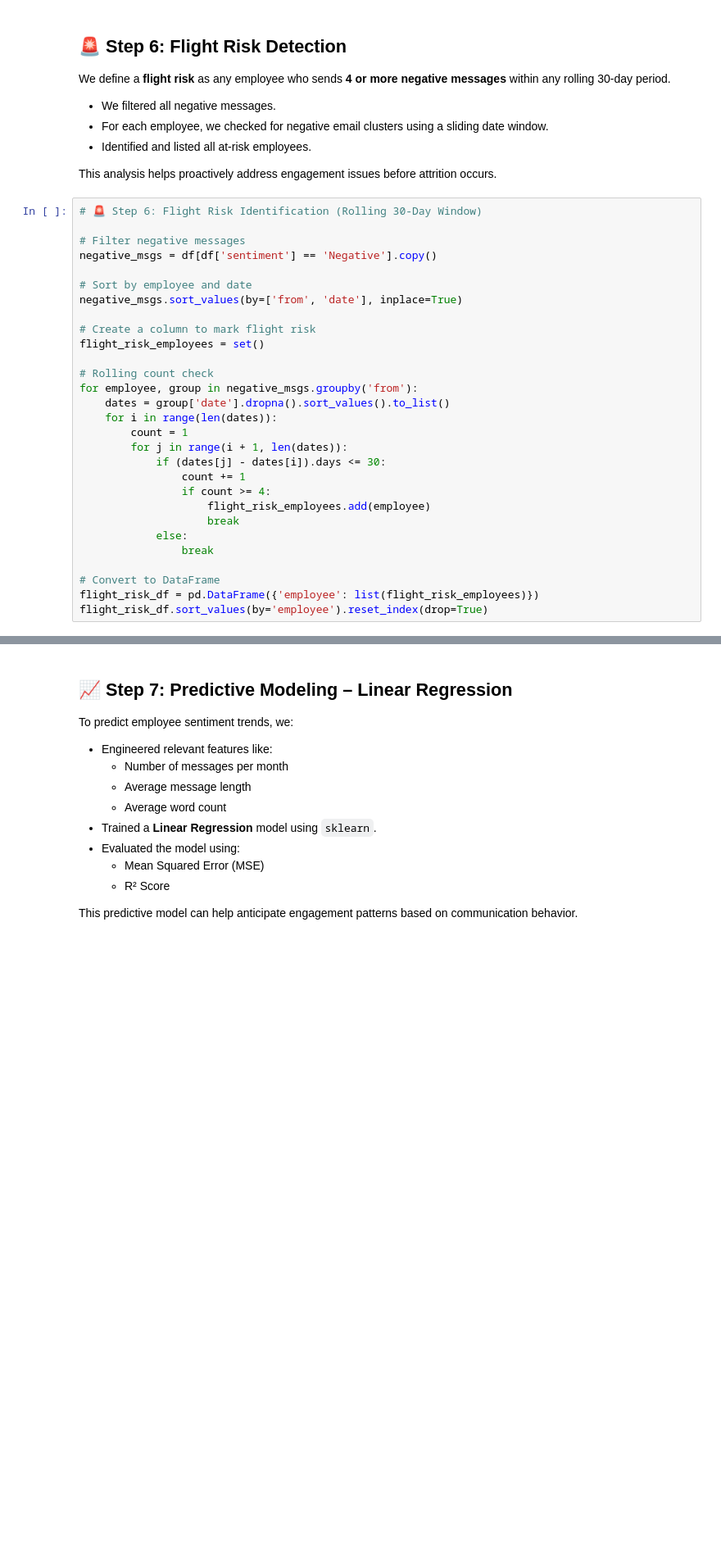
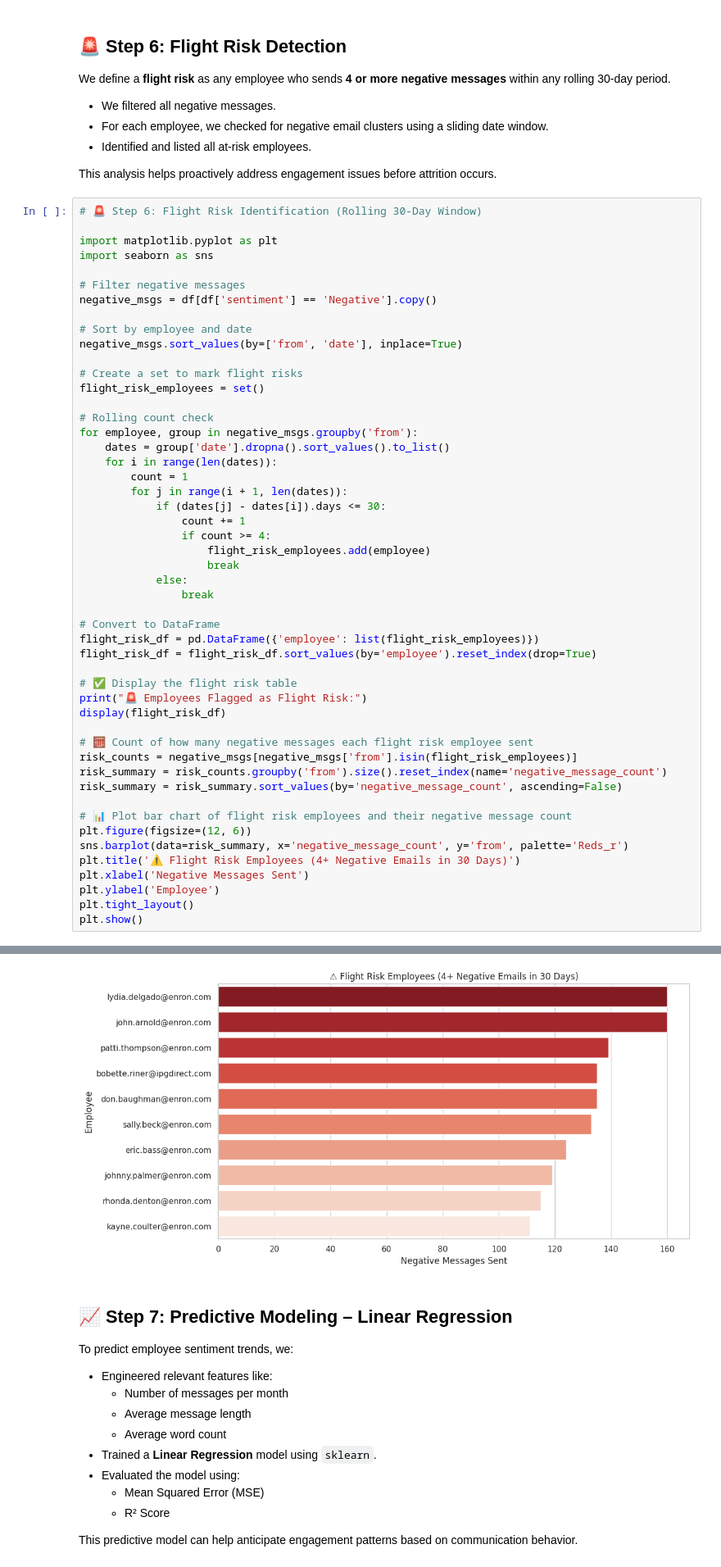
Before and after one commit to Ansh701/Ai-Project-Submission, a Jupyter notebook: main.ipynb, the cells around one changed output, grey strips where cells are left out. Shown at 82% size. Saved outputs shown, nothing was run; the diff lists cells and outputs as text; blank space fills up the shorter version.

```diff
--- a/main.ipynb
+++ b/main.ipynb
@@ -258,6 +459,9 @@ We define a **flight risk** as any employee who sends **4 or more negative messa
 This analysis helps proactively address engagement issues before attrition occurs.
 # %%
 # 🚨 Step 6: Flight Risk Identification (Rolling 30-Day Window)
+
+import matplotlib.pyplot as plt
+import seaborn as sns
 
 # Filter negative messages
 negative_msgs = df[df['sentiment'] == 'Negative'].copy()
@@ -265,7 +469,7 @@ negative_msgs = df[df['sentiment'] == 'Negative'].copy()
 # Sort by employee and date
 negative_msgs.sort_values(by=['from', 'date'], inplace=True)
 
-# Create a column to mark flight risk
+# Create a set to mark flight risks
 flight_risk_employees = set()
 
 # Rolling count check
@@ -284,5 +488,23 @@ for employee, group in negative_msgs.groupby('from'):
 
 # Convert to DataFrame
 flight_risk_df = pd.DataFrame({'employee': list(flight_risk_employees)})
-flight_risk_df.sort_values(by='employee').reset_index(drop=True)
+flight_risk_df = flight_risk_df.sort_values(by='employee').reset_index(drop=True)
+
+# ✅ Display the flight risk table
+print("🚨 Employees Flagged as Flight Risk:")
+display(flight_risk_df)
+
+# 🧮 Count of how many negative messages each flight risk employee sent
+risk_counts = negative_msgs[negative_msgs['from'].isin(flight_risk_employees)]
+risk_summary = risk_counts.groupby('from').size().reset_index(name='negative_message_count')
+risk_summary = risk_summary.sort_values(by='negative_message_count', ascending=False)
+
+# 📊 Plot bar chart of flight risk employees and their negative message count
+plt.figure(figsize=(12, 6))
+sns.barplot(data=risk_summary, x='negative_message_count', y='from', palette='Reds_r')
+plt.title('⚠️ Flight Risk Employees (4+ Negative Emails in 30 Days)')
+plt.xlabel('Negative Messages Sent')
+plt.ylabel('Employee')
+plt.tight_layout()
+plt.show()
 # %% [output]
@@ -300,3 +526,4 @@ flight_risk_df.sort_values(by='employee').reset_index(drop=True)
+[figure, added]
 # %% [markdown]
 ## 📈 Step 7: Predictive Modeling – Linear Regression
 
```
Also changed, not shown: parts of 5 cells of this notebook.
